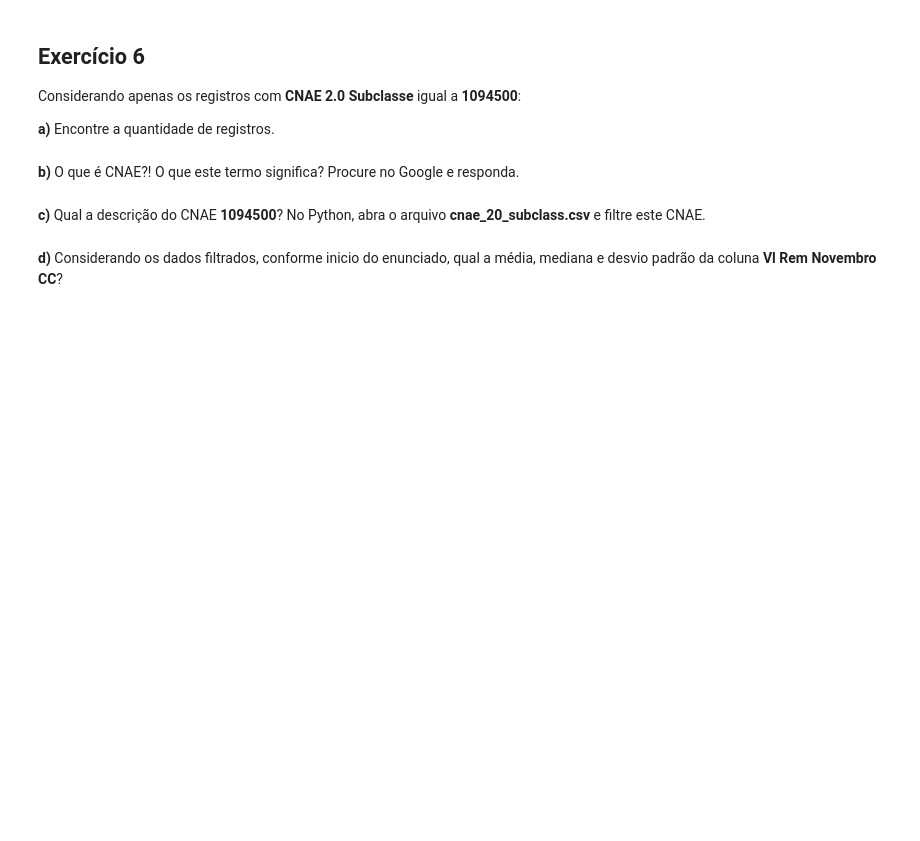
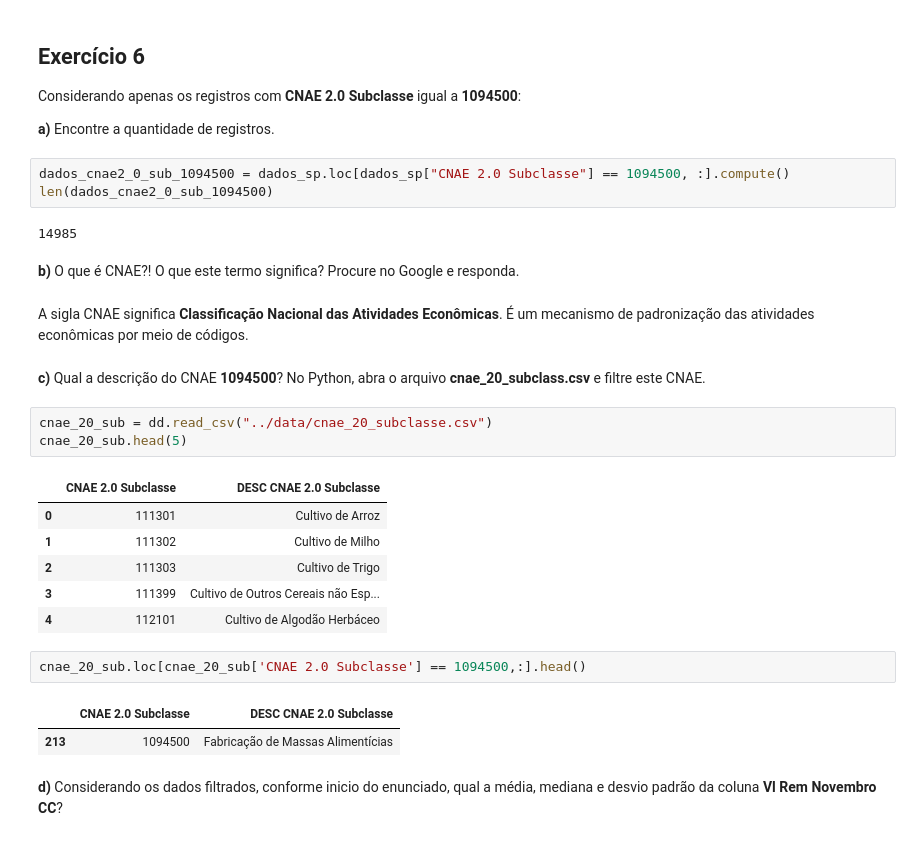
Before and after one commit to fran-janela/big-data-for-public-datasets-class, a Jupyter notebook: a02-dask/notebooks/aula02.ipynb, the cells around one changed output. Cells and saved outputs as stored; diff of their text form; blank space fills up the shorter version.

```diff
--- a/a02-dask/notebooks/aula02.ipynb
+++ b/a02-dask/notebooks/aula02.ipynb
@@ -579,9 +608,31 @@ Considerando apenas os registros com **CNAE 2.0 Subclasse** igual a **1094500**:
 
 
 **a)** Encontre a quantidade de registros.
+# %%
+dados_cnae2_0_sub_1094500 = dados_sp.loc[dados_sp["CNAE 2.0 Subclasse"] == 1094500, :].compute()
+len(dados_cnae2_0_sub_1094500)
+# %% [output]
+14985
 # %% [markdown]
 **b)** O que é CNAE?! O que este termo significa? Procure no Google e responda.
+# %% [markdown]
+A sigla CNAE significa **Classificação Nacional das Atividades Econômicas**. É um mecanismo de padronização das atividades econômicas por meio de códigos.
 # %% [markdown]
 **c)** Qual a descrição do CNAE **1094500**? No Python, abra o arquivo **cnae_20_subclass.csv** e filtre este CNAE.
+# %%
+cnae_20_sub = dd.read_csv("../data/cnae_20_subclasse.csv")
+cnae_20_sub.head(5)
+# %% [output]
+|  | CNAE 2.0 Subclasse | DESC CNAE 2.0 Subclasse |
+| 0 | 111301 | Cultivo de Arroz |
+| 1 | 111302 | Cultivo de Milho |
+| 2 | 111303 | Cultivo de Trigo |
+| 3 | 111399 | Cultivo de Outros Cereais não Esp... |
+| 4 | 112101 | Cultivo de Algodão Herbáceo |
+# %%
+cnae_20_sub.loc[cnae_20_sub['CNAE 2.0 Subclasse'] == 1094500,:].head()
+# %% [output]
+|  | CNAE 2.0 Subclasse | DESC CNAE 2.0 Subclasse |
+| 213 | 1094500 | Fabricação de Massas Alimentícias |
 # %% [markdown]
 **d)** Considerando os dados filtrados, conforme inicio do enunciado, qual a média, mediana e desvio padrão da coluna **Vl Rem Novembro CC**?
```
Also changed, not shown: parts of 19 cells of this notebook, 5 other files.
